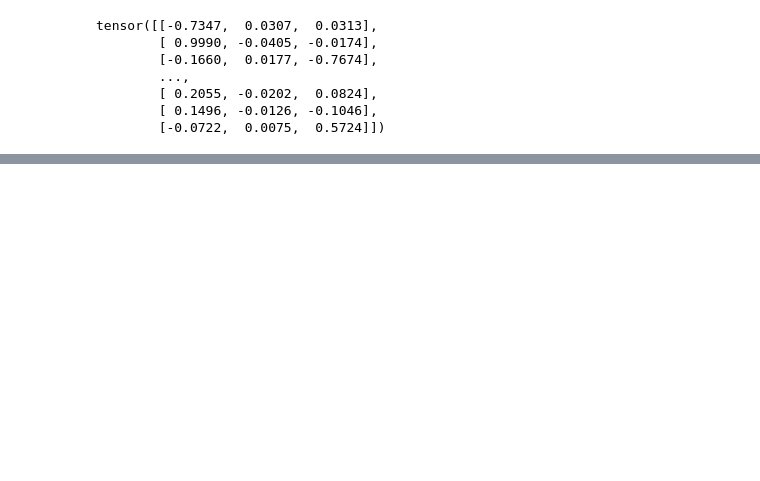
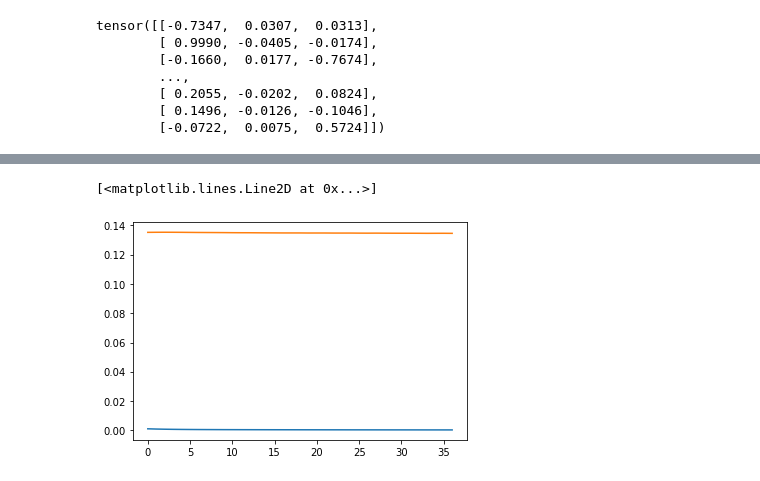
Before and after one commit to codearxiv/Files, a Jupyter notebook: pointAlign/pointAlign.ipynb, the cells around one changed output, grey strips where cells are left out. Saved outputs shown, nothing was run; the diff lists cells and outputs as text; code cells hidden in the pictures; blank space fills up the shorter version.

```diff
--- a/pointAlign/pointAlign.ipynb
+++ b/pointAlign/pointAlign.ipynb
@@ -417,0 +370,6 @@ tensor([[[ 1.0000,  0.0000,  0.0000],
+# %%
+plt.plot(losses_train[3:])
+plt.plot(losses_val[3:])
+# %% [output]
+[<matplotlib.lines.Line2D at 0x...>]
+[figure, added]
```
Also changed, not shown: parts of 16 cells of this notebook.
